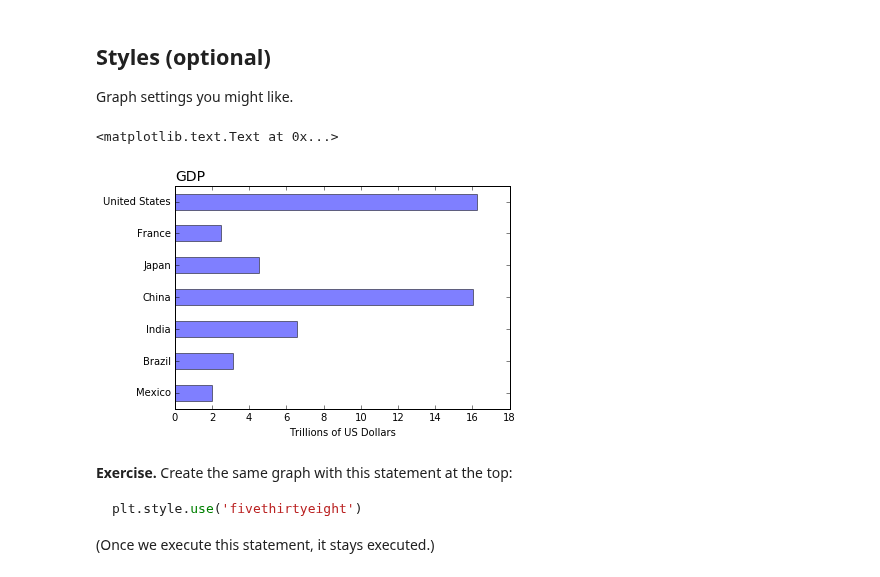
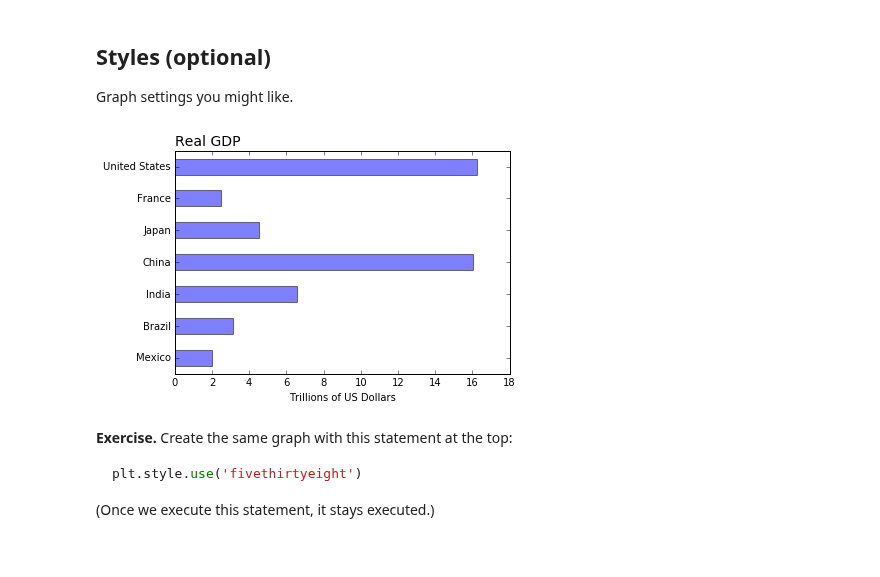
Before and after one commit to DaveBackus/Data_Bootcamp, a Jupyter notebook: Code/IPython/bootcamp_graphics_1.ipynb, the cells around one changed output. Saved outputs shown, nothing was run; the diff lists cells and outputs as text; code cells hidden in the pictures.

````diff
--- a/Code/IPython/bootcamp_graphics_1.ipynb
+++ b/Code/IPython/bootcamp_graphics_1.ipynb
@@ -572,15 +577,19 @@ ax.text(58, 66, 'Bubble size represents population', horizontalalignment='right'
 
 Graph settings you might like.
 # %%
-# start with this chart
-fig, ax = plt.subplots()
-df['gdp'].plot(ax=ax, kind='barh', alpha=0.5)
-ax.set_title('GDP', loc='left', fontsize=14)
-ax.set_xlabel('Trillions of US Dollars')
-ax.set_ylabel('')
+# We'll look at this chart under a variety of styles.
+# Let's make a function so we don't have to repeat the
+# code to create
+def gdp_bar():
+    fig, ax = plt.subplots()
+    df['gdp'].plot(ax=ax, kind='barh', alpha=0.5)
+    ax.set_title('Real GDP', loc='left', fontsize=14)
+    ax.set_xlabel('Trillions of US Dollars')
+    ax.set_ylabel('')
+
+gdp_bar()
 # %% [output]
-<matplotlib.text.Text at 0x...>
-[figure, old version]
+[figure, new version]
 # %% [markdown]
 **Exercise.**  Create the same graph with this statement at the top:
 ```python
````
Also changed, not shown: parts of 14 cells of this notebook.
